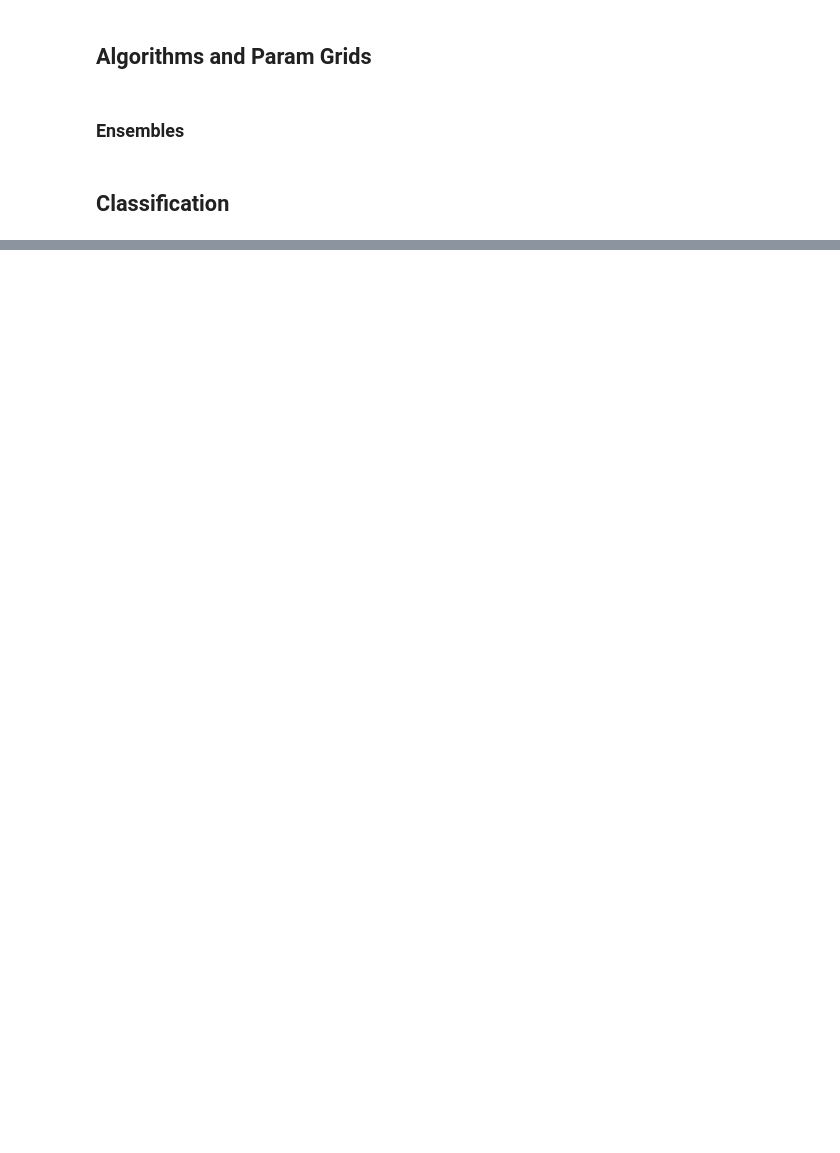
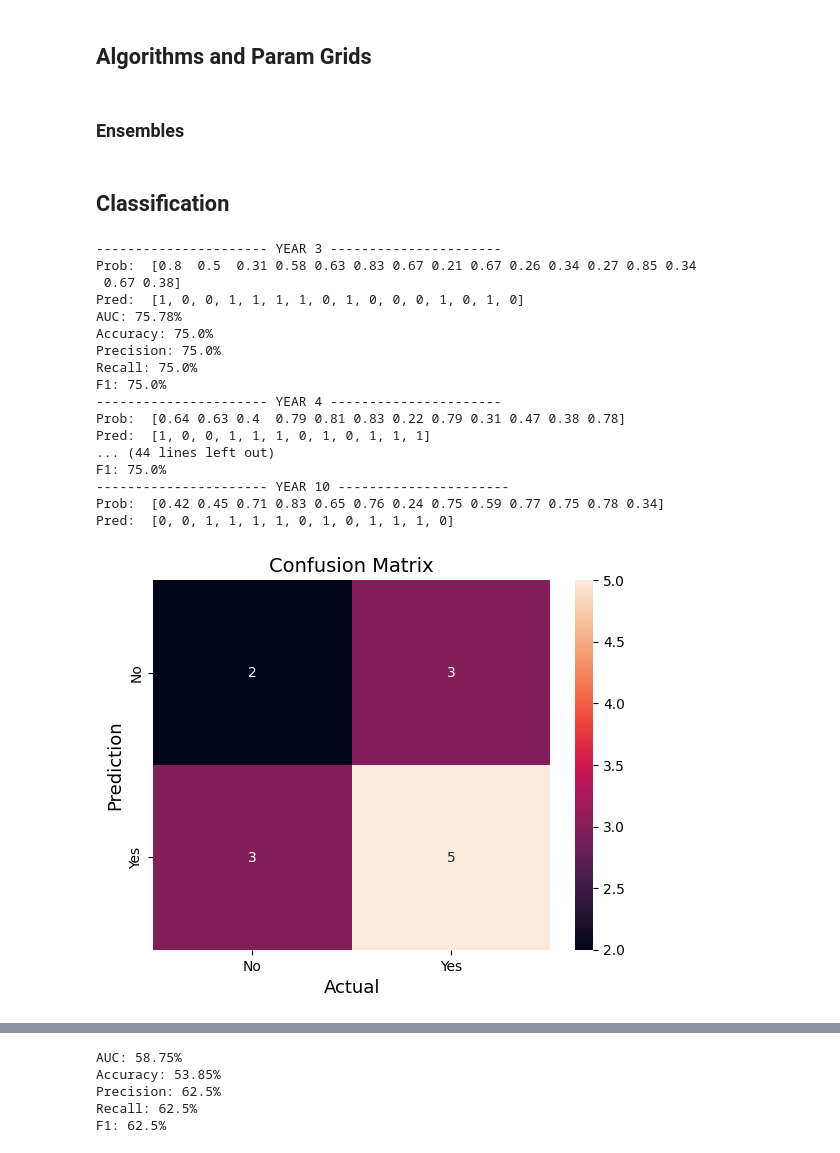
Before and after one commit to DanielRodrigues08/AC-FEUP, a Jupyter notebook: classification/classification.ipynb, the cells around one changed output, grey strips where cells are left out. Drawn from its saved outputs; the diff is of its cells as text; code cells hidden in the pictures; blank space fills up the shorter version.

```diff
--- a/classification/classification.ipynb
+++ b/classification/classification.ipynb
@@ -98,18 +109,51 @@ random_forest_param_grid = {
 # %% [markdown]
 ## Classification
 # %%
-classifier = mlp
+classifier = random_forest
 param_grid = mlp_param_grid
 target = 'playoff'
 # %%
+years = []
+train_scores = []
+test_scores = []
+
 for year in df['year'].unique():
-    if year < 1:
+    if year < 3:
         continue
 
-    model, classifier_best_param = class_utils.train_model(classifier, df, year, target, param_grid)
-    class_utils.plot_learning_curve(classifier_best_param, df, year, target)
+    print(f"---------------------- YEAR {year} ----------------------")
 
-    y_test, y_pred, y_prob, conf_id = class_utils.test_model(model, df, year, target)
+    class_utils.train_model_simple(classifier, df, year, target)
 
-    y_pred = class_utils.enforce_max_teams(y_pred, y_prob, conf_id)
-    eval.model_score(y_test, y_pred, y_prob)
+    y_test, y_test_prob, conf_test, y_train, y_train_prob, conf_train = class_utils.test_model(classifier, df, year,
+                                                                                               target)
+
+    y_test_pred = class_utils.enforce_max_teams(y_test_prob, conf_test)
+    y_train_pred = class_utils.enforce_max_teams(y_train_prob, conf_train)
+
+    eval.model_score(y_test, y_test_pred, y_test_prob, year==10)
+
+    years.append(year)
+    test_scores.append(accuracy_score(y_test, y_test_pred))
+    train_scores.append(accuracy_score(y_train, y_train_pred))
+
+eval.plot_learning_curve(years, train_scores, test_scores)
+# %% [output]
+---------------------- YEAR 3 ----------------------
+Prob:  [0.8  0.5  0.31 0.58 0.63 0.83 0.67 0.21 0.67 0.26 0.34 0.27 0.85 0.34
+ 0.67 0.38]
+Pred:  [1, 0, 0, 1, 1, 1, 1, 0, 1, 0, 0, 0, 1, 0, 1, 0]
+AUC: 75.78%
+Accuracy: 75.0%
+Precision: 75.0%
+Recall: 75.0%
+F1: 75.0%
+---------------------- YEAR 4 ----------------------
+Prob:  [0.64 0.63 0.4  0.79 0.81 0.83 0.22 0.79 0.31 0.47 0.38 0.78]
+Pred:  [1, 0, 0, 1, 1, 1, 0, 1, 0, 1, 1, 1]
+... (44 lines left out)
+F1: 75.0%
+---------------------- YEAR 10 ----------------------
+Prob:  [0.42 0.45 0.71 0.83 0.65 0.76 0.24 0.75 0.59 0.77 0.75 0.78 0.34]
+Pred:  [0, 0, 1, 1, 1, 1, 0, 1, 0, 1, 1, 1, 0]
+[figure, added]
@@ -115,0 +161,5 @@ for year in df['year'].unique():
+AUC: 58.75%
+Accuracy: 53.85%
+Precision: 62.5%
+Recall: 62.5%
+F1: 62.5%
```
Also changed, not shown: parts of 3 cells of this notebook, 7 other files.
